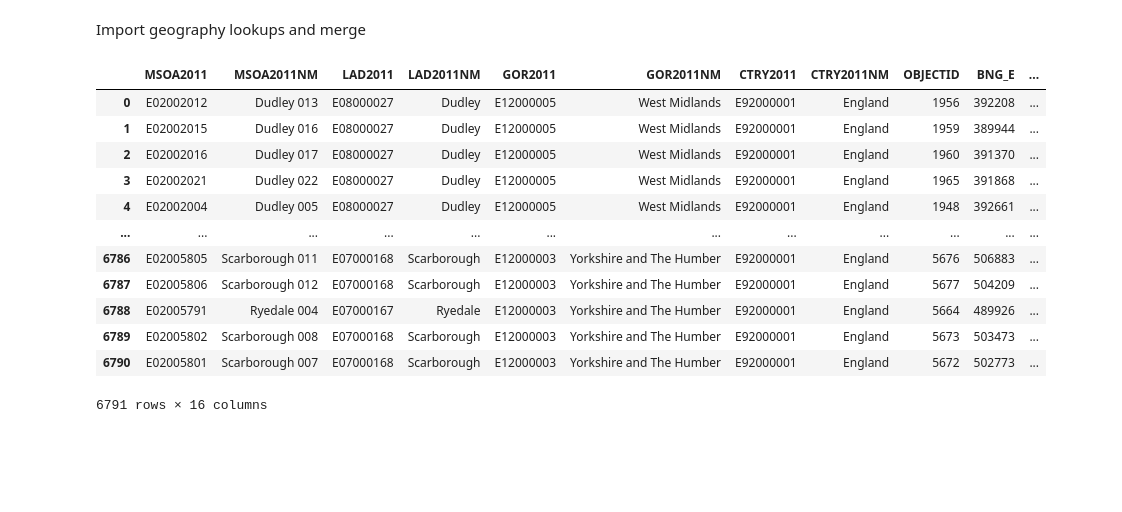
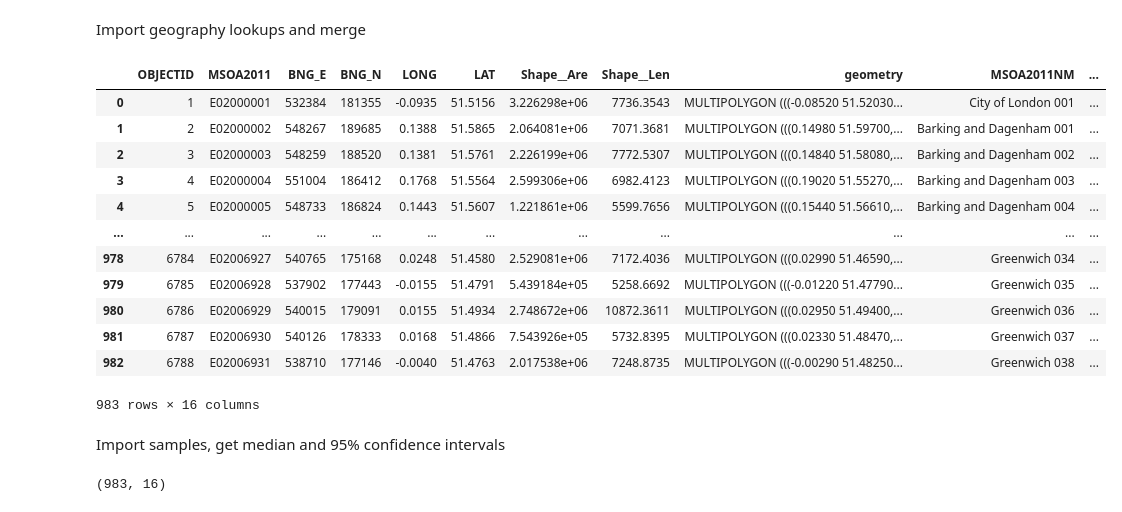
Before and after one commit to theorashid/mortality-view, a Jupyter notebook: keplermap.ipynb, the cells around one changed output. Cells and saved outputs as stored; diff of their text form; code cells hidden in the pictures; blank space fills up the shorter version.

```diff
--- a/keplermap.ipynb
+++ b/keplermap.ipynb
@@ -4,7 +4,7 @@ import pandas as pd
 # %% [markdown]
 Import shape data
 # %%
-shapefile = gpd.read_file("Data/MSOA2011_BGC.geojson")
+shapefile = gpd.read_file("Data/GIS/MSOA2011_BSC.geojson")
 shapefile
 # %% [output]
 |  | OBJECTID | MSOA2011 | BNG_E | BNG_N | LONG | LAT | Shape__Are | Shape__Len | geometry |
@@ -37,25 +37,27 @@ Datum: World Geodetic System 1984
 # %% [markdown]
 Import geography lookups and merge
 # %%
-geog = pd.read_csv("Data/LSOA_eng_lookup.csv")
+geog = pd.read_csv("Data/GIS/LSOA_eng_lookup.csv")
 # %%
-geog = geog[["MSOA2011", "MSOA2011NM", "LAD2011", "LAD2011NM", "GOR2011", "GOR2011NM", "CTRY2011",         "CTRY2011NM"]]
-# geog = geog["CTRY2011NM" == "England"]
+geog = geog[["MSOA2011", "MSOA2011NM", "LAD2020", "LAD2020NM", "GOR2011", "GOR2011NM", "CTRY2011", "CTRY2011NM"]]
+geog = geog[geog["GOR2011NM"] == "London"]
 geog = geog.drop_duplicates()
 # %%
-df = geog.merge(shapefile)
+df = shapefile.merge(geog)
 df
 # %% [output]
-|  | MSOA2011 | MSOA2011NM | LAD2011 | LAD2011NM | GOR2011 | GOR2011NM | CTRY2011 | CTRY2011NM | OBJECTID | BNG_E | ... |
-| 0 | E02002012 | Dudley 013 | E08000027 | Dudley | E12000005 | West Midlands | E92000001 | England | 1956 | 392208 | ... |
-| 1 | E02002015 | Dudley 016 | E08000027 | Dudley | E12000005 | West Midlands | E92000001 | England | 1959 | 389944 | ... |
-| 2 | E02002016 | Dudley 017 | E08000027 | Dudley | E12000005 | West Midlands | E92000001 | England | 1960 | 391370 | ... |
-| 3 | E02002021 | Dudley 022 | E08000027 | Dudley | E12000005 | West Midlands | E92000001 | England | 1965 | 391868 | ... |
-| 4 | E02002004 | Dudley 005 | E08000027 | Dudley | E12000005 | West Midlands | E92000001 | England | 1948 | 392661 | ... |
+|  | OBJECTID | MSOA2011 | BNG_E | BNG_N | LONG | LAT | Shape__Are | Shape__Len | geometry | MSOA2011NM | ... |
+| 0 | 1 | E02000001 | 532384 | 181355 | -0.0935 | 51.5156 | 3.226298e+06 | 7736.3543 | MULTIPOLYGON (((-0.08520 51.52030... | City of London 001 | ... |
+| 1 | 2 | E02000002 | 548267 | 189685 | 0.1388 | 51.5865 | 2.064081e+06 | 7071.3681 | MULTIPOLYGON (((0.14980 51.59700,... | Barking and Dagenham 001 | ... |
+| 2 | 3 | E02000003 | 548259 | 188520 | 0.1381 | 51.5761 | 2.226199e+06 | 7772.5307 | MULTIPOLYGON (((0.14840 51.58080,... | Barking and Dagenham 002 | ... |
+| 3 | 4 | E02000004 | 551004 | 186412 | 0.1768 | 51.5564 | 2.599306e+06 | 6982.4123 | MULTIPOLYGON (((0.19020 51.55270,... | Barking and Dagenham 003 | ... |
+| 4 | 5 | E02000005 | 548733 | 186824 | 0.1443 | 51.5607 | 1.221861e+06 | 5599.7656 | MULTIPOLYGON (((0.15440 51.56610,... | Barking and Dagenham 004 | ... |
 | ... | ... | ... | ... | ... | ... | ... | ... | ... | ... | ... | ... |
-| 6786 | E02005805 | Scarborough 011 | E07000168 | Scarborough | E12000003 | Yorkshire and The Humber | E92000001 | England | 5676 | 506883 | ... |
-| 6787 | E02005806 | Scarborough 012 | E07000168 | Scarborough | E12000003 | Yorkshire and The Humber | E92000001 | England | 5677 | 504209 | ... |
-| 6788 | E02005791 | Ryedale 004 | E07000167 | Ryedale | E12000003 | Yorkshire and The Humber | E92000001 | England | 5664 | 489926 | ... |
-| 6789 | E02005802 | Scarborough 008 | E07000168 | Scarborough | E12000003 | Yorkshire and The Humber | E92000001 | England | 5673 | 503473 | ... |
-| 6790 | E02005801 | Scarborough 007 | E07000168 | Scarborough | E12000003 | Yorkshire and The Humber | E92000001 | England | 5672 | 502773 | ... |
+| 978 | 6784 | E02006927 | 540765 | 175168 | 0.0248 | 51.4580 | 2.529081e+06 | 7172.4036 | MULTIPOLYGON (((0.02990 51.46590,... | Greenwich 034 | ... |
+| 979 | 6785 | E02006928 | 537902 | 177443 | -0.0155 | 51.4791 | 5.439184e+05 | 5258.6692 | MULTIPOLYGON (((-0.01220 51.47790... | Greenwich 035 | ... |
+| 980 | 6786 | E02006929 | 540015 | 179091 | 0.0155 | 51.4934 | 2.748672e+06 | 10872.3611 | MULTIPOLYGON (((0.02950 51.49400,... | Greenwich 036 | ... |
+| 981 | 6787 | E02006930 | 540126 | 178333 | 0.0168 | 51.4866 | 7.543926e+05 | 5732.8395 | MULTIPOLYGON (((0.02330 51.48470,... | Greenwich 037 | ... |
+| 982 | 6788 | E02006931 | 538710 | 177146 | -0.0040 | 51.4763 | 2.017538e+06 | 7248.8735 | MULTIPOLYGON (((-0.00290 51.48250... | Greenwich 038 | ... |
-6791 rows × 16 columns
+983 rows × 16 columns
+# %% [markdown]
+Import samples, get median and 95% confidence intervals
@@ -61,0 +66,4 @@ df
+# %%
+samples["MSOA2011"].nunique(), samples["YEAR"].nunique()
+# %% [output]
+(983, 16)
```
Also changed, not shown: parts of 15 cells of this notebook, 14 other files.
